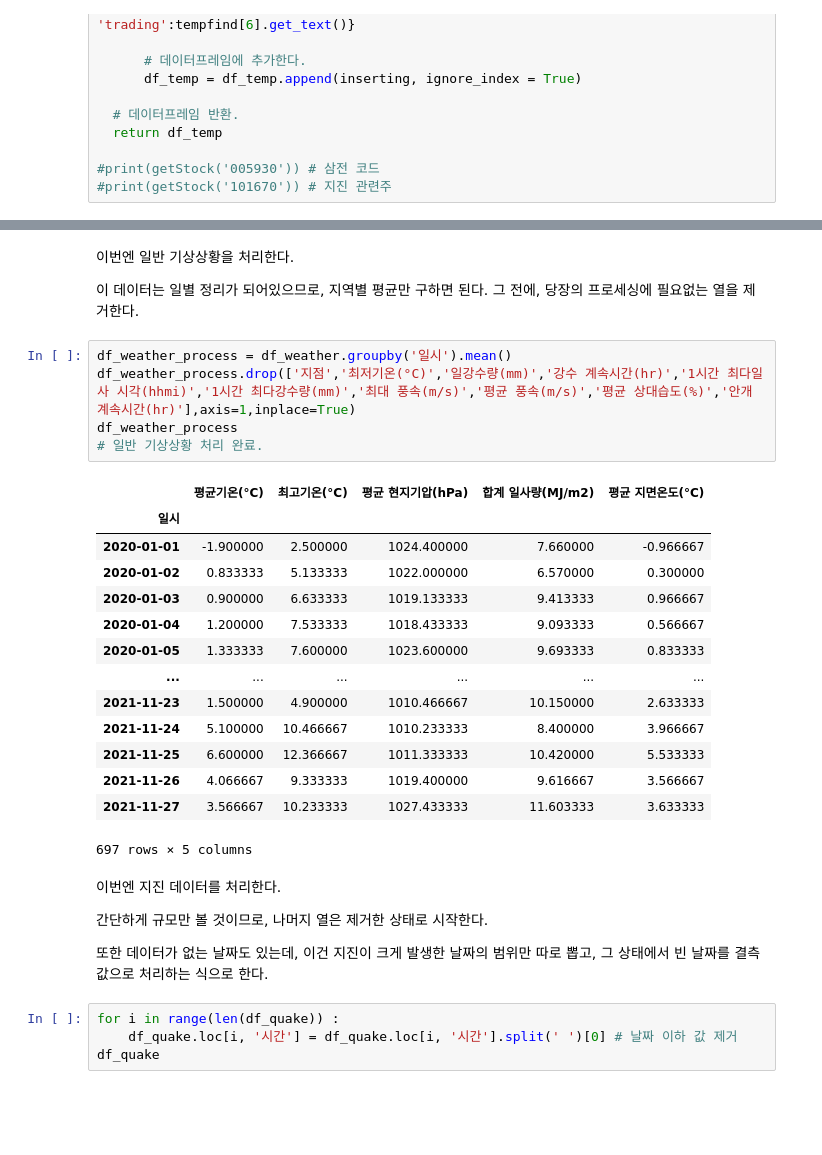
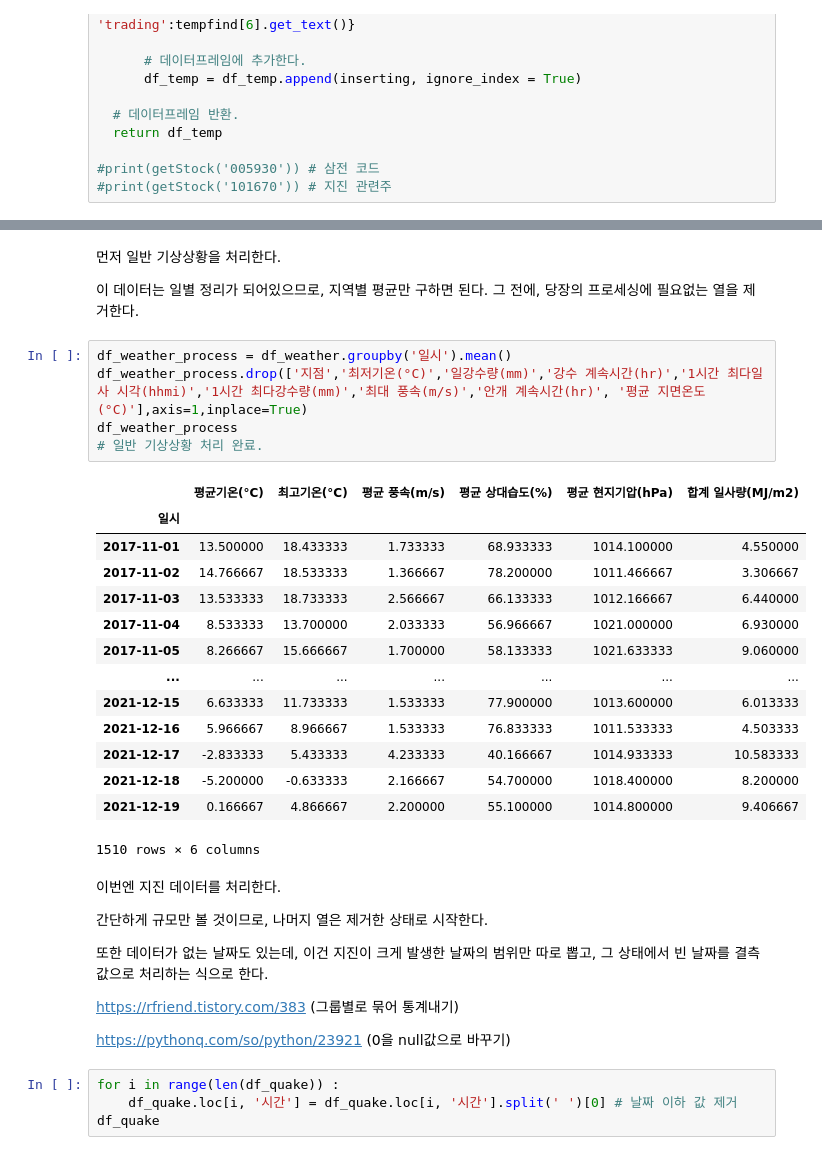
Before and after one commit to lhwlord/Data_Analysis_project, a Jupyter notebook: 프로젝트.ipynb, the cells around one changed output, grey strips where cells are left out. Saved outputs shown, nothing was run; the diff lists cells and outputs as text; blank space fills up the shorter version.

```diff
--- a/프로젝트.ipynb
+++ b/프로젝트.ipynb
@@ -212,33 +170,37 @@ df_dust_process
 # %% [markdown]
-이번엔 일반 기상상황을 처리한다.
+먼저 일반 기상상황을 처리한다.
 
 이 데이터는 일별 정리가 되어있으므로, 지역별 평균만 구하면 된다. 그 전에, 당장의 프로세싱에 필요없는 열을 제거한다.
 # %%
 df_weather_process = df_weather.groupby('일시').mean()
-df_weather_process.drop(['지점','최저기온(°C)','일강수량(mm)','강수 계속시간(hr)','1시간 최다일사 시각(hhmi)','1시간 최다강수량(mm)','최대 풍속(m/s)','평균 풍속(m/s)','평균 상대습도(%)','안개 계속시간(hr)'],axis=1,inplace=True)
+df_weather_process.drop(['지점','최저기온(°C)','일강수량(mm)','강수 계속시간(hr)','1시간 최다일사 시각(hhmi)','1시간 최다강수량(mm)','최대 풍속(m/s)','안개 계속시간(hr)', '평균 지면온도(°C)'],axis=1,inplace=True)
 df_weather_process
 # 일반 기상상황 처리 완료.
 # %% [output]
-|  | 평균기온(°C) | 최고기온(°C) | 평균 현지기압(hPa) | 합계 일사량(MJ/m2) | 평균 지면온도(°C) |
-| 일시 |  |  |  |  |  |
-| 2020-01-01 | -1.900000 | 2.500000 | 1024.400000 | 7.660000 | -0.966667 |
-| 2020-01-02 | 0.833333 | 5.133333 | 1022.000000 | 6.570000 | 0.300000 |
-| 2020-01-03 | 0.900000 | 6.633333 | 1019.133333 | 9.413333 | 0.966667 |
-| 2020-01-04 | 1.200000 | 7.533333 | 1018.433333 | 9.093333 | 0.566667 |
-| 2020-01-05 | 1.333333 | 7.600000 | 1023.600000 | 9.693333 | 0.833333 |
-| ... | ... | ... | ... | ... | ... |
-| 2021-11-23 | 1.500000 | 4.900000 | 1010.466667 | 10.150000 | 2.633333 |
-| 2021-11-24 | 5.100000 | 10.466667 | 1010.233333 | 8.400000 | 3.966667 |
-| 2021-11-25 | 6.600000 | 12.366667 | 1011.333333 | 10.420000 | 5.533333 |
-| 2021-11-26 | 4.066667 | 9.333333 | 1019.400000 | 9.616667 | 3.566667 |
-| 2021-11-27 | 3.566667 | 10.233333 | 1027.433333 | 11.603333 | 3.633333 |
+|  | 평균기온(°C) | 최고기온(°C) | 평균 풍속(m/s) | 평균 상대습도(%) | 평균 현지기압(hPa) | 합계 일사량(MJ/m2) |
+| 일시 |  |  |  |  |  |  |
+| 2017-11-01 | 13.500000 | 18.433333 | 1.733333 | 68.933333 | 1014.100000 | 4.550000 |
+| 2017-11-02 | 14.766667 | 18.533333 | 1.366667 | 78.200000 | 1011.466667 | 3.306667 |
+| 2017-11-03 | 13.533333 | 18.733333 | 2.566667 | 66.133333 | 1012.166667 | 6.440000 |
+| 2017-11-04 | 8.533333 | 13.700000 | 2.033333 | 56.966667 | 1021.000000 | 6.930000 |
+| 2017-11-05 | 8.266667 | 15.666667 | 1.700000 | 58.133333 | 1021.633333 | 9.060000 |
+| ... | ... | ... | ... | ... | ... | ... |
+| 2021-12-15 | 6.633333 | 11.733333 | 1.533333 | 77.900000 | 1013.600000 | 6.013333 |
+| 2021-12-16 | 5.966667 | 8.966667 | 1.533333 | 76.833333 | 1011.533333 | 4.503333 |
+| 2021-12-17 | -2.833333 | 5.433333 | 4.233333 | 40.166667 | 1014.933333 | 10.583333 |
+| 2021-12-18 | -5.200000 | -0.633333 | 2.166667 | 54.700000 | 1018.400000 | 8.200000 |
+| 2021-12-19 | 0.166667 | 4.866667 | 2.200000 | 55.100000 | 1014.800000 | 9.406667 |
-697 rows × 5 columns
+1510 rows × 6 columns
 # %% [markdown]
 이번엔 지진 데이터를 처리한다.
 
 간단하게 규모만 볼 것이므로, 나머지 열은 제거한 상태로 시작한다.
 
 또한 데이터가 없는 날짜도 있는데, 이건 지진이 크게 발생한 날짜의 범위만 따로 뽑고, 그 상태에서 빈 날짜를 결측값으로 처리하는 식으로 한다.
+
+https://rfriend.tistory.com/383 (그룹별로 묶어 통계내기)
+
+https://pythonq.com/so/python/23921 (0을 null값으로 바꾸기)
 # %%
 for i in range(len(df_quake)) :
     df_quake.loc[i, '시간'] = df_quake.loc[i, '시간'].split(' ')[0] # 날짜 이하 값 제거
```
Also changed, not shown: parts of 54 cells of this notebook, 3 other files.
